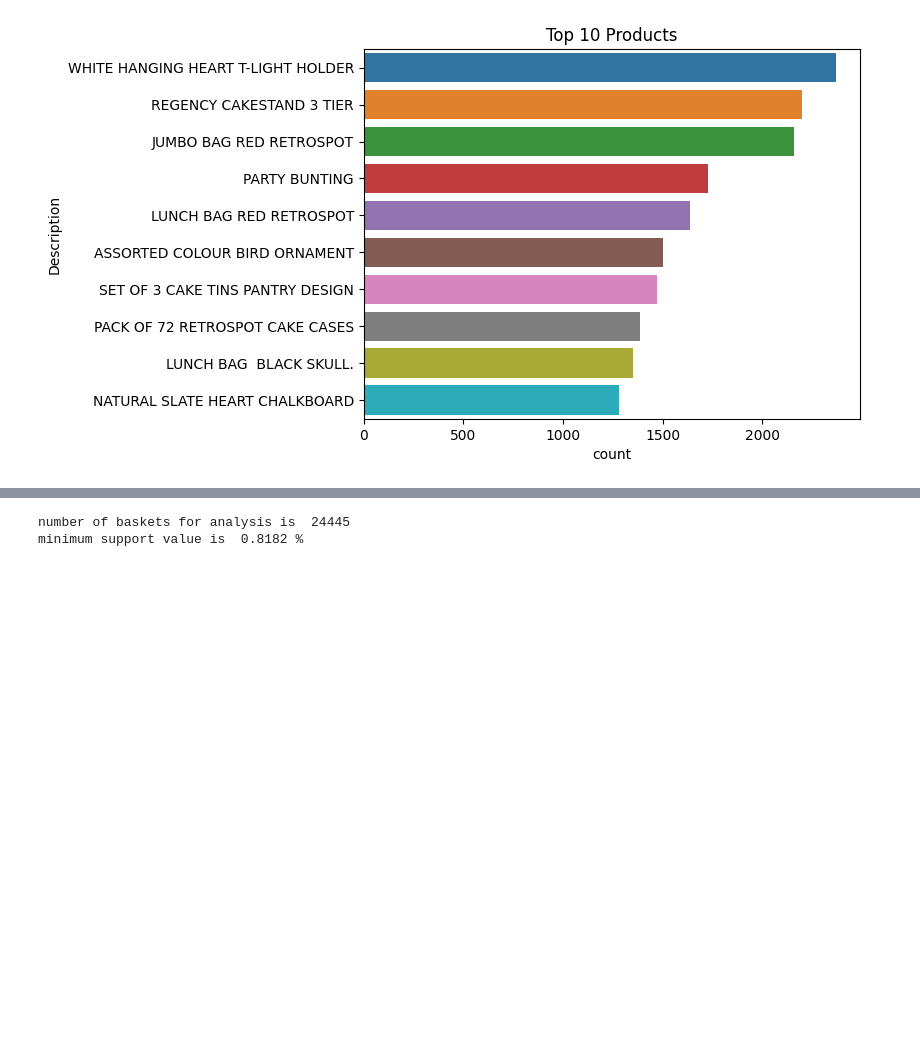
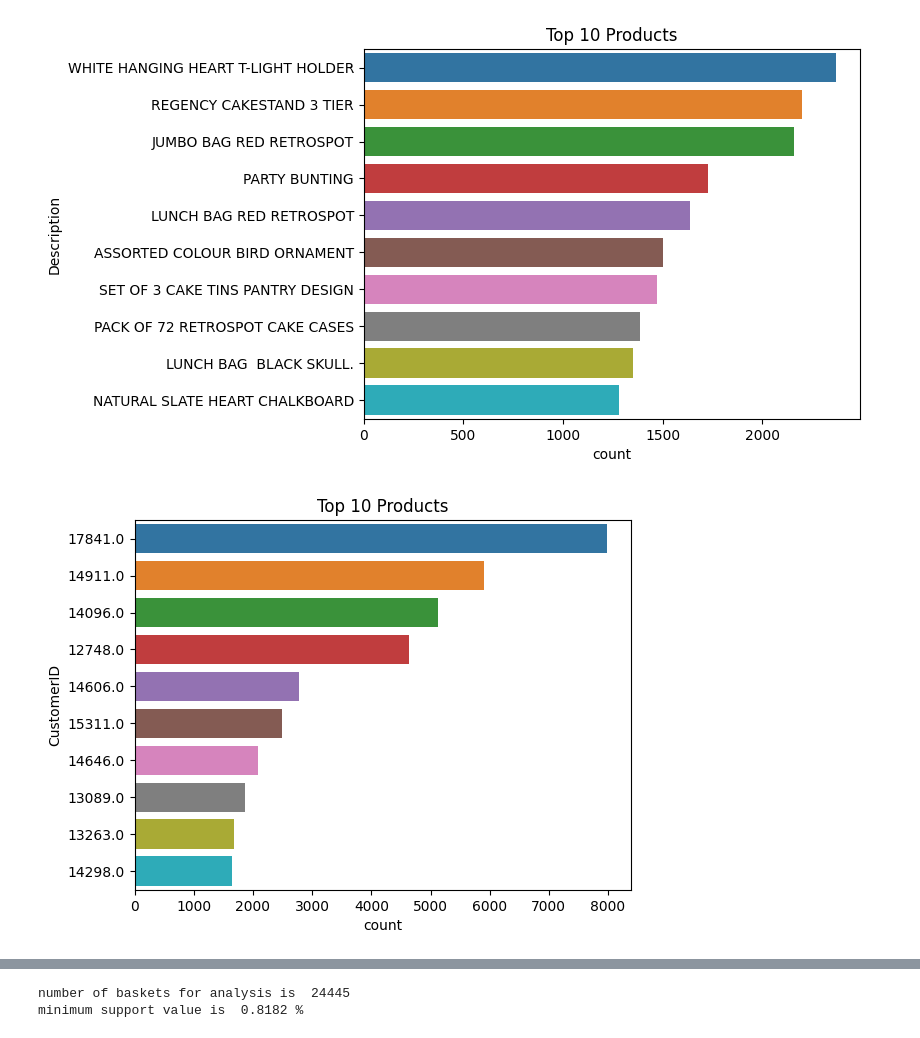
Before and after one commit to shindekalpesh/association-rule-mining, a Jupyter notebook: Apriori_MBA.ipynb, the cells around one changed output, grey strips where cells are left out. Cells and saved outputs as stored; diff of their text form; code cells hidden in the pictures; blank space fills up the shorter version.

```diff
--- a/Apriori_MBA.ipynb
+++ b/Apriori_MBA.ipynb
@@ -86 +91,9 @@ df['InvoiceNo'] = df['InvoiceNo'].astype('str')
+# %%
+# Top 10 Customers
+
+sns.countplot(y = 'CustomerID', data = df, order = df['CustomerID'].value_counts().iloc[:10].index)
+plt.title("Top 10 Products",)
+plt.show()
+# %% [output]
+[figure, added]
 # %%
```
Also changed, not shown: parts of 11 cells of this notebook.
